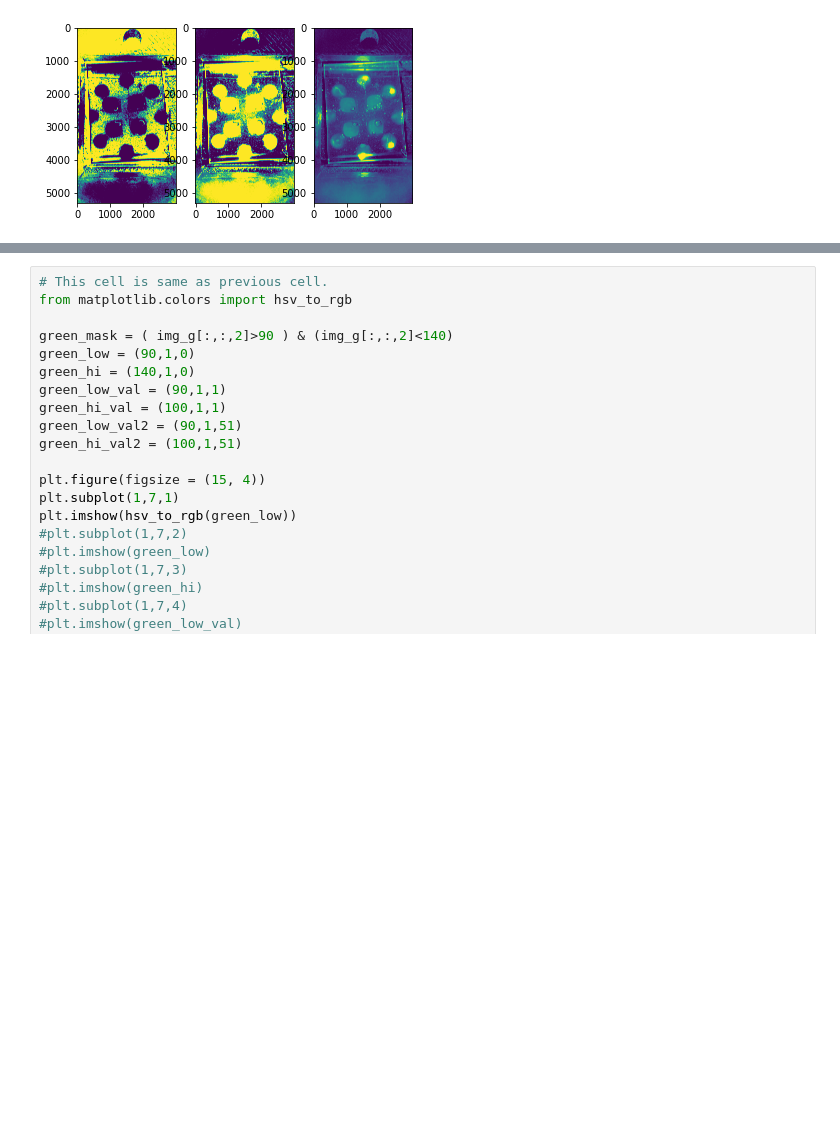
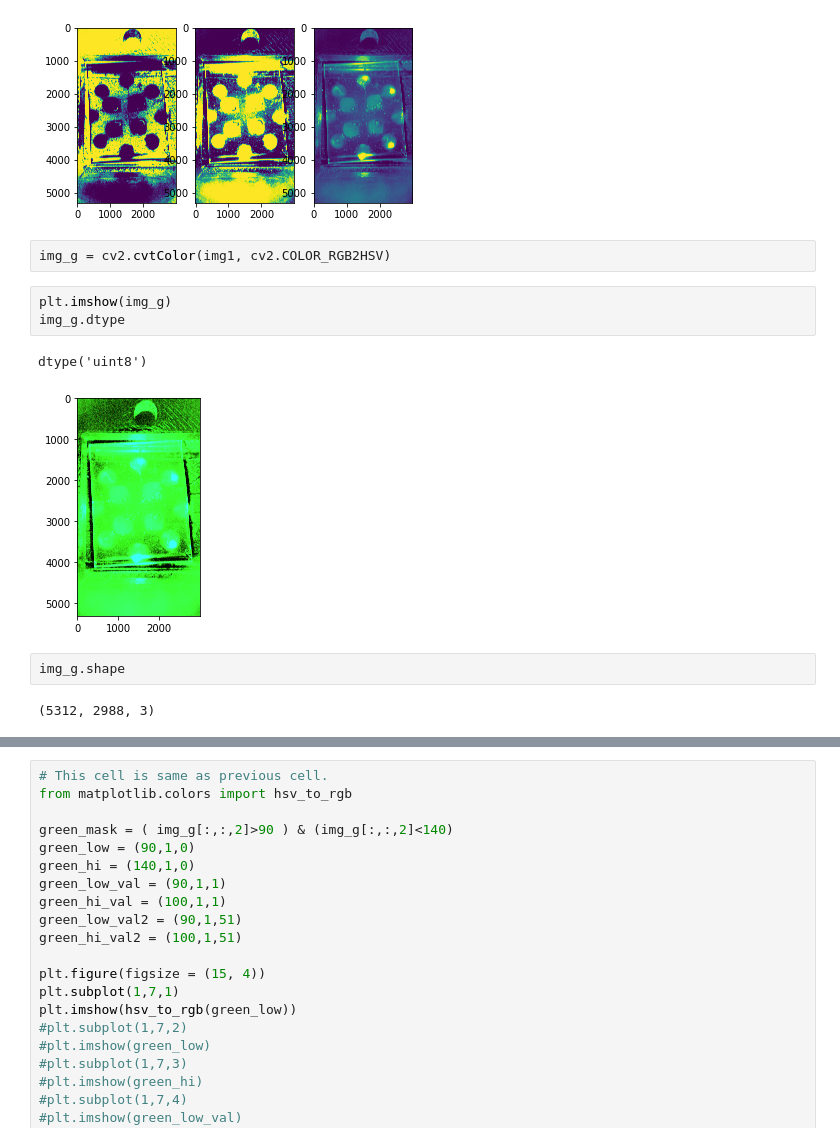
Before and after one commit to ncsu-landscape-dynamics/LAMP_assay_automation, a Jupyter notebook: hybridPyTorchImSeg.ipynb, the cells around one changed output, grey strips where cells are left out. Cells and saved outputs as stored; diff of their text form; blank space fills up the shorter version.

```diff
--- a/hybridPyTorchImSeg.ipynb
+++ b/hybridPyTorchImSeg.ipynb
@@ -83,3 +65,15 @@ plt.imshow(img1[:,:,1])
 # %% [output]
 <matplotlib.image.AxesImage at 0x...>
 [figure]
+# %%
+img_g = cv2.cvtColor(img1, cv2.COLOR_RGB2HSV)
+# %%
+plt.imshow(img_g)
+img_g.dtype
+# %% [output]
+dtype('uint8')
+[figure, added]
+# %%
+img_g.shape
+# %% [output]
+(5312, 2988, 3)
```
Also changed, not shown: parts of 12 cells of this notebook.
